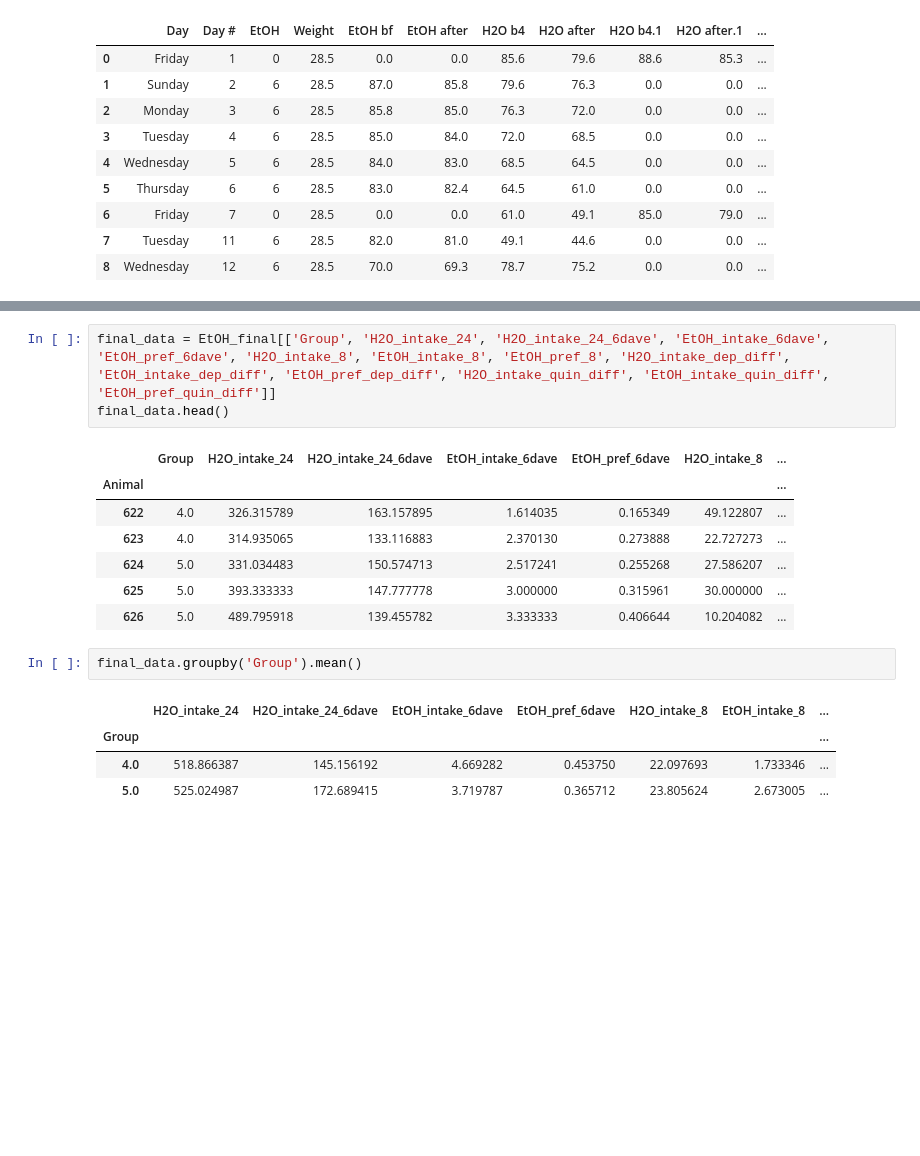
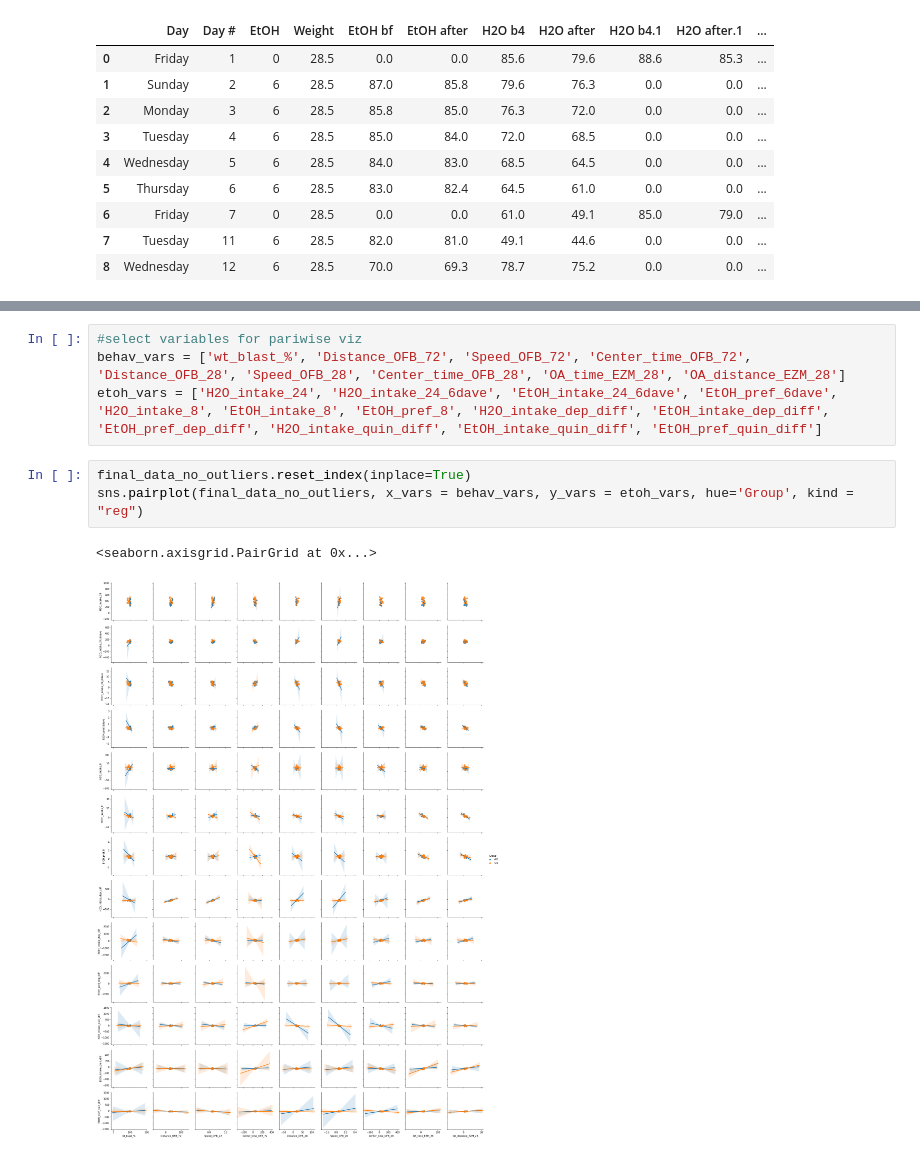
Before and after one commit to grace3999/TwoBottleChoice, a Jupyter notebook: 2BC_6%_dep_quinine.ipynb, the cells around one changed output, grey strips where cells are left out. Saved outputs shown, nothing was run; the diff lists cells and outputs as text; blank space fills up the shorter version.

```diff
--- a/2BC_6%_dep_quinine.ipynb
+++ b/2BC_6%_dep_quinine.ipynb
@@ -255,18 +276,10 @@ EtOH_final.groupby('Group').mean()
 # %%
-final_data = EtOH_final[['Group', 'H2O_intake_24', 'H2O_intake_24_6dave', 'EtOH_intake_6dave', 'EtOH_pref_6dave', 'H2O_intake_8', 'EtOH_intake_8', 'EtOH_pref_8', 'H2O_intake_dep_diff', 'EtOH_intake_dep_diff', 'EtOH_pref_dep_diff', 'H2O_intake_quin_diff', 'EtOH_intake_quin_diff', 'EtOH_pref_quin_diff']]
-final_data.head()
+#select variables for pariwise viz
+behav_vars = ['wt_blast_%', 'Distance_OFB_72', 'Speed_OFB_72', 'Center_time_OFB_72', 'Distance_OFB_28', 'Speed_OFB_28', 'Center_time_OFB_28', 'OA_time_EZM_28', 'OA_distance_EZM_28']
+etoh_vars = ['H2O_intake_24', 'H2O_intake_24_6dave', 'EtOH_intake_24_6dave', 'EtOH_pref_6dave', 'H2O_intake_8', 'EtOH_intake_8', 'EtOH_pref_8', 'H2O_intake_dep_diff', 'EtOH_intake_dep_diff', 'EtOH_pref_dep_diff', 'H2O_intake_quin_diff', 'EtOH_intake_quin_diff', 'EtOH_pref_quin_diff']
-# %% [output]
-|  | Group | H2O_intake_24 | H2O_intake_24_6dave | EtOH_intake_6dave | EtOH_pref_6dave | H2O_intake_8 | ... |
-| Animal |  |  |  |  |  |  | ... |
-| 622 | 4.0 | 326.315789 | 163.157895 | 1.614035 | 0.165349 | 49.122807 | ... |
-| 623 | 4.0 | 314.935065 | 133.116883 | 2.370130 | 0.273888 | 22.727273 | ... |
-| 624 | 5.0 | 331.034483 | 150.574713 | 2.517241 | 0.255268 | 27.586207 | ... |
-| 625 | 5.0 | 393.333333 | 147.777778 | 3.000000 | 0.315961 | 30.000000 | ... |
-| 626 | 5.0 | 489.795918 | 139.455782 | 3.333333 | 0.406644 | 10.204082 | ... |
-# %%
-final_data.groupby('Group').mean()
-# %% [output]
-|  | H2O_intake_24 | H2O_intake_24_6dave | EtOH_intake_6dave | EtOH_pref_6dave | H2O_intake_8 | EtOH_intake_8 | ... |
-| Group |  |  |  |  |  |  | ... |
-| 4.0 | 518.866387 | 145.156192 | 4.669282 | 0.453750 | 22.097693 | 1.733346 | ... |
-| 5.0 | 525.024987 | 172.689415 | 3.719787 | 0.365712 | 23.805624 | 2.673005 | ... |
+# %%
+final_data_no_outliers.reset_index(inplace=True)
+sns.pairplot(final_data_no_outliers, x_vars = behav_vars, y_vars = etoh_vars, hue='Group', kind = "reg")
+# %% [output]
+<seaborn.axisgrid.PairGrid at 0x...>
+[figure, added]
```
Also changed, not shown: parts of 19 cells of this notebook.
